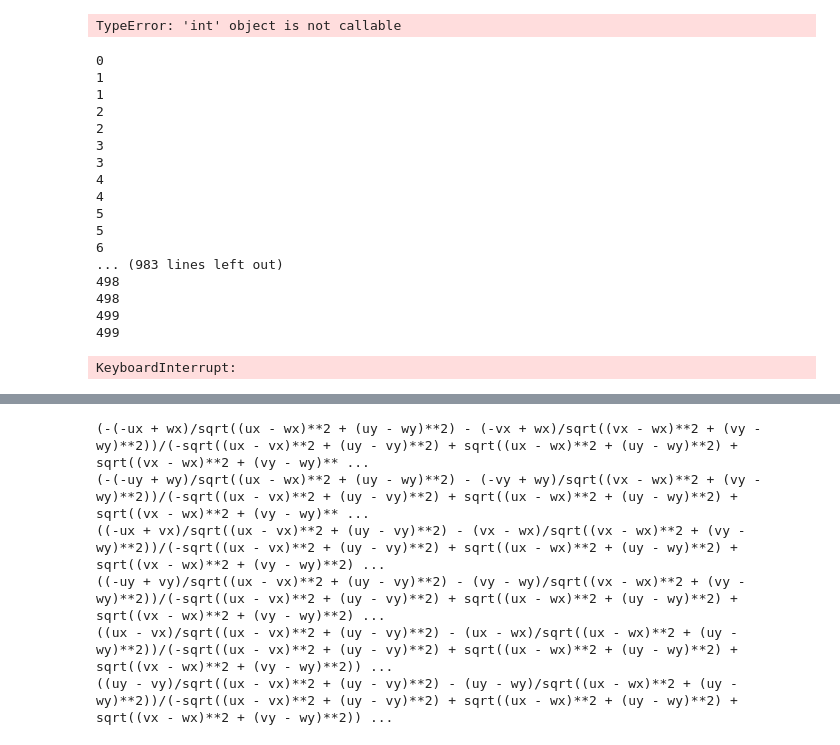
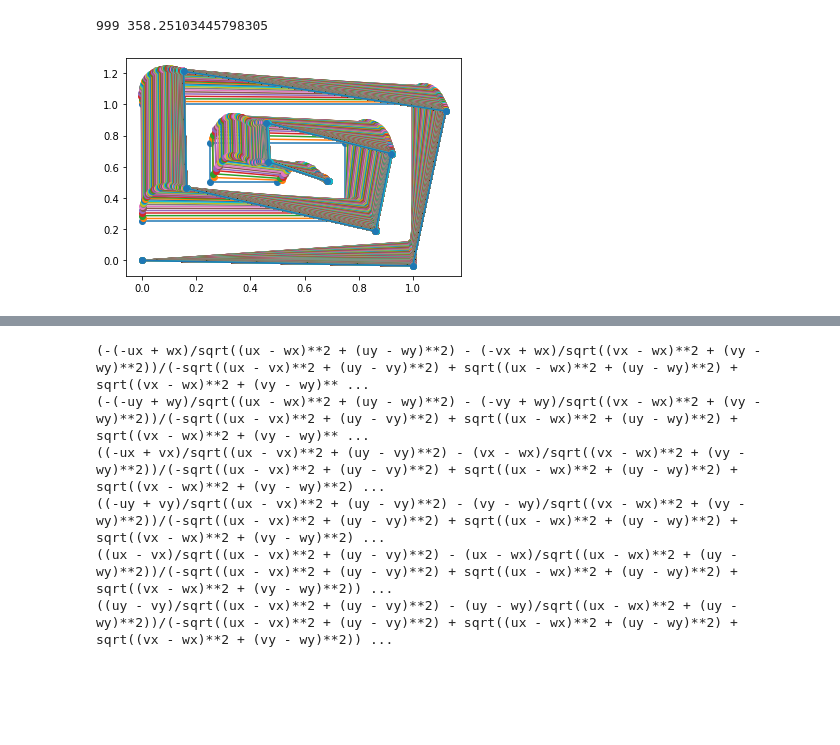
Before and after one commit to Baelyk/CarpentersRule, a Jupyter notebook: python/angle_configuration.ipynb, the cells around one changed output, grey strips where cells are left out. Saved outputs shown, nothing was run; the diff lists cells and outputs as text; code cells hidden in the pictures; blank space fills up the shorter version.

```diff
--- a/python/angle_configuration.ipynb
+++ b/python/angle_configuration.ipynb
@@ -24,13 +51,13 @@ def angle2coords(angles, lengths):
         # Get the displacement of the new coord as a complex number
         coord = lengths[ind] * np.exp(complex(0, angles[ind]))
         # Convert the complex number to a coord and offset it with the last coord
-        coord = [coords[ind][0] + np.real(coord), coords[ind][1] + np.imag(coord)]
+#         coord = [coords[ind][0] + np.real(coord), coords[ind][1] + np.imag(coord)]
+        coord = [coords[ind][0] + lengths[ind] * np.cos(angles[ind]),
+                 coords[ind][1] + lengths[ind] * np.sin(angles[ind])]
         coords.append(coord)
-    return coords
+    return np.array(coords)
 # %%
-coords.size()
+# coords.size()
-# %% [output]
-TypeError: 'int' object is not callable
 # %%
 def gradient_term(wx, wy, vx, vy, ux, uy):
     g = np.array([[(-(-ux + wx)/sqrt((ux - wx)**2 + (uy - wy)**2) - (-vx + wx)/sqrt((vx - wx)**2 + (vy - wy)**2))/(-sqrt((ux - vx)**2 + (uy - vy)**2) + sqrt((ux - wx)**2 + (uy - wy)**2) + sqrt((vx - wx)**2 + (vy - wy)**2))**2,
@@ -43,6 +70,7 @@ def gradient_term(wx, wy, vx, vy, ux, uy):
 # %%
 # computes `ENERGY` of a configuration and returns the gradient as well :)
 def energy(coords):
+    coords = np.array(coords)
     E = 0
     G = np.zeros(coords.shape)
     # Iterate through edges u,v
@@ -64,37 +92,40 @@ def energy(coords):
             G[u_ind, :] = G[u_ind, :] + g[2]
     return E,G
 # %%
-def gradient_descent(coords):
-    stepsize = 0.01
+def gradient_descent(coords, stepsize = 0.01):
     e, gradient = energy(coords)
     new_coords = coords - stepsize * gradient
     return new_coords, gradient
 
+
+coords = np.array([[0.  , 0.  ],
+       [1.  , 0.  ],
+       [1.  , 1.  ],
+       [0.  , 1.  ],
+       [0.  , 0.25],
+       [0.75, 0.25],
+       [0.75, 0.75],
+       [0.25, 0.75],
+       [0.25, 0.5 ],
+       [0.5 , 0.5 ]])
+
+correct_lens = [np.linalg.norm(coords[i]-coords[i-1]) for i in range(1, len(coords))]
+
+plt.plot([i[0] for i in coords[:]],[i[1] for i in coords[:]], '-o')
+
 i = 0
-while True:
+while i<1000:
     tolerance = 0.01
-    print(i)
-    coords, gradient = gradient_descent(coords)
+#     print(i)
+    coords, gradient = gradient_descent(coords, stepsize=0.0005)
+    angs, lens = coords2angle(coords)
+    coords = angle2coords(angs, correct_lens)
+#     if i % 1 == 0:
+    print(f"\r{i} {np.linalg.norm(gradient)}", end="")
+    plt.plot([i[0] for i in coords[:]],[i[1] for i in coords[:]], '-o')
     i += 1
-    print(i)
     if np.linalg.norm(gradient) < tolerance:
         break
 # %% [output]
-0
-1
-1
-2
-2
-3
-3
-4
-4
-5
-5
-6
-... (983 lines left out)
-498
-498
-499
-499
+999 358.25103445798305
-KeyboardInterrupt:
+[figure, added]
```
Also changed, not shown: parts of 11 cells of this notebook, 1 other file.
